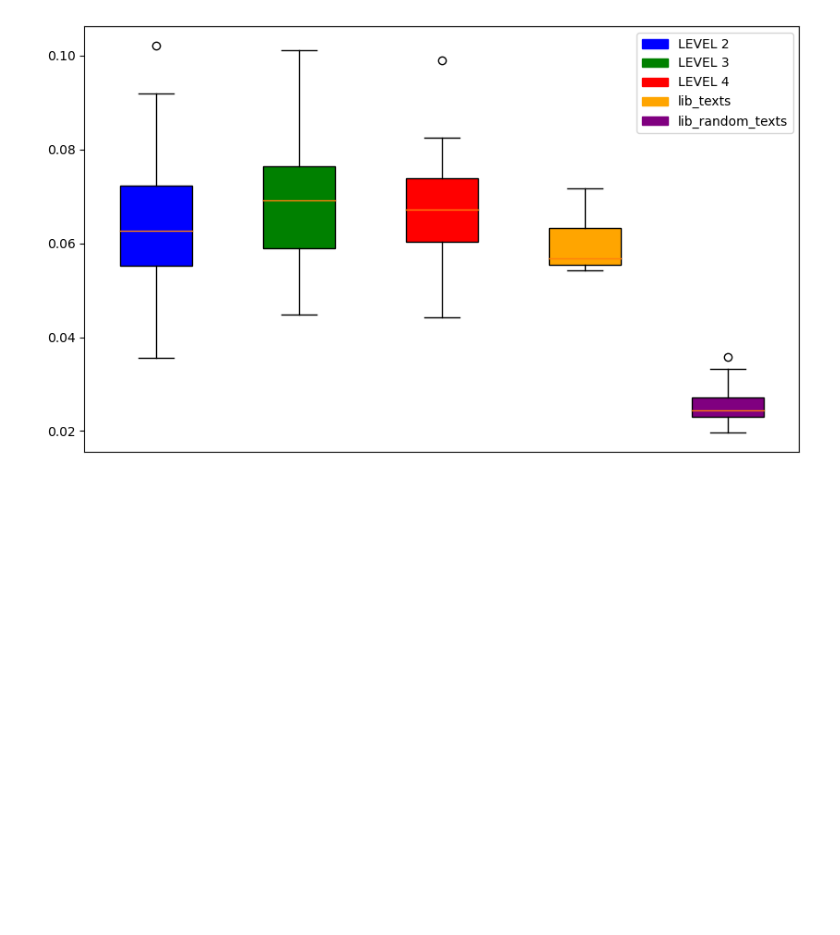
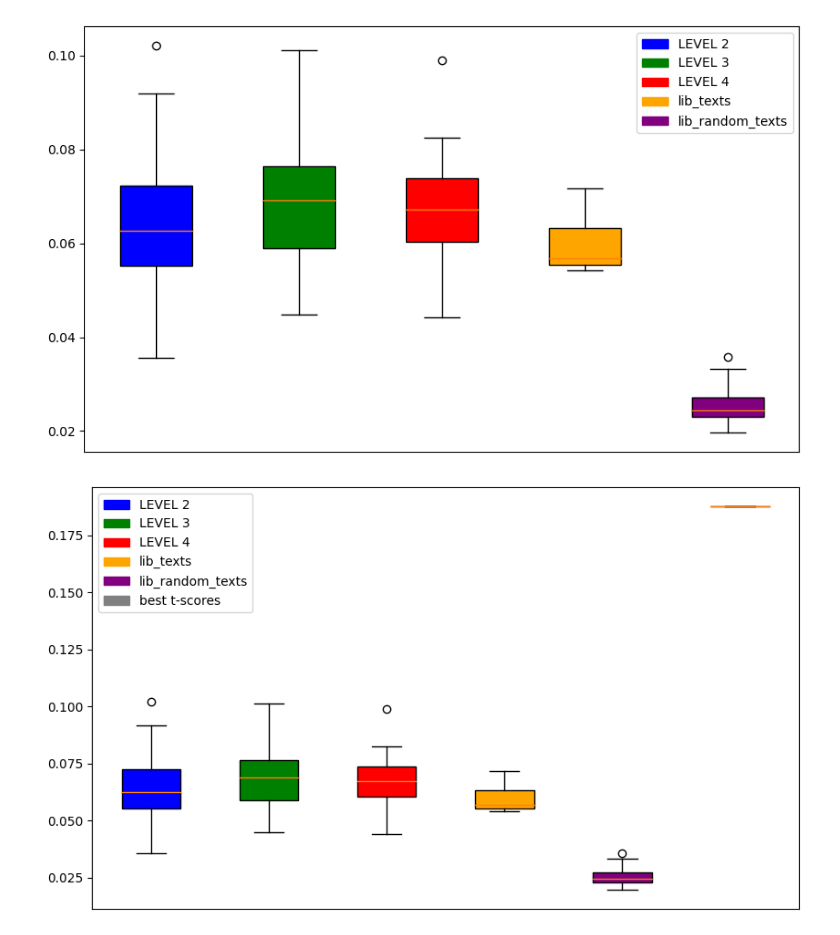
Before and after one commit to Vakhranev/Heritage, a Jupyter notebook: t-score + студенты: ящики.ipynb, the cells around one changed output. Drawn from its saved outputs; the diff is of its cells as text; code cells hidden in the pictures; blank space fills up the shorter version.

```diff
--- a/t-score + студенты: ящики.ipynb
+++ b/t-score + студенты: ящики.ipynb
@@ -89,3 +145,29 @@ plt.xticks([])
 plt.show()
 # %% [output]
 [figure]
+# %%
+# Добавление цвета для метки 'best t-scores'
+levels_colors['best t-scores'] = 'gray'
+
+# Построение ящиков с усами
+plt.figure(figsize=(10, 6))
+bp = plt.boxplot(data_to_plot, patch_artist=True)
+
+# Цвет каждого ящика
+colors = [levels_colors[level] for level in labels_to_plot]
+
+# Задаем цвета ящиков
+for patch, color in zip(bp['boxes'], colors):
+    patch.set_facecolor(color)
+
+# Добавление легенды
+legend_handles = [plt.Rectangle((0,0),1,1, color=levels_colors[label]) for label in labels_to_plot]
+plt.legend(legend_handles, labels_to_plot)
+
+# Удаление подписей с оси x
+plt.xticks([])
+
+# Показать диаграмму
+plt.show()
+# %% [output]
+[figure, added]
```
Also changed, not shown: parts of 2 cells of this notebook.
